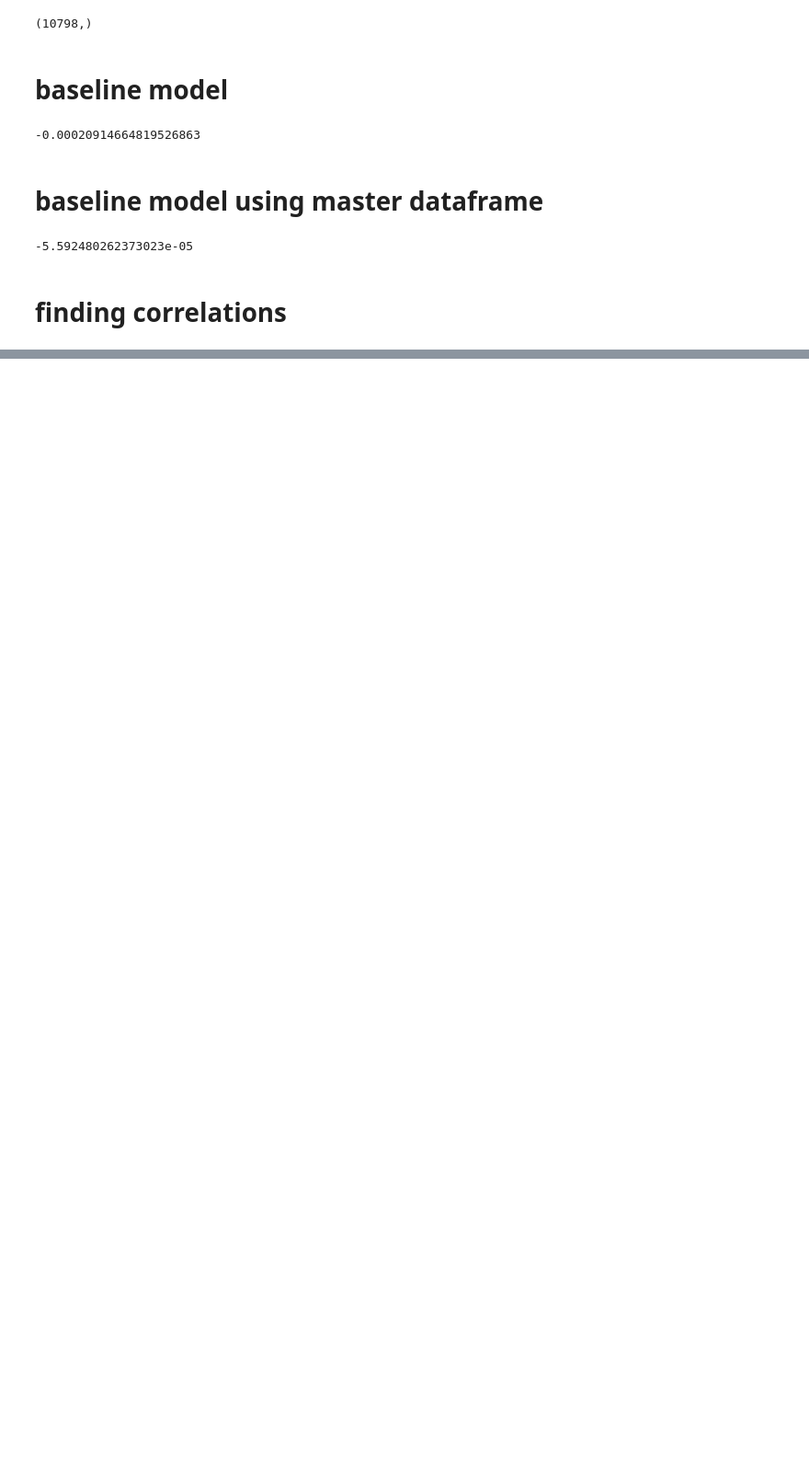
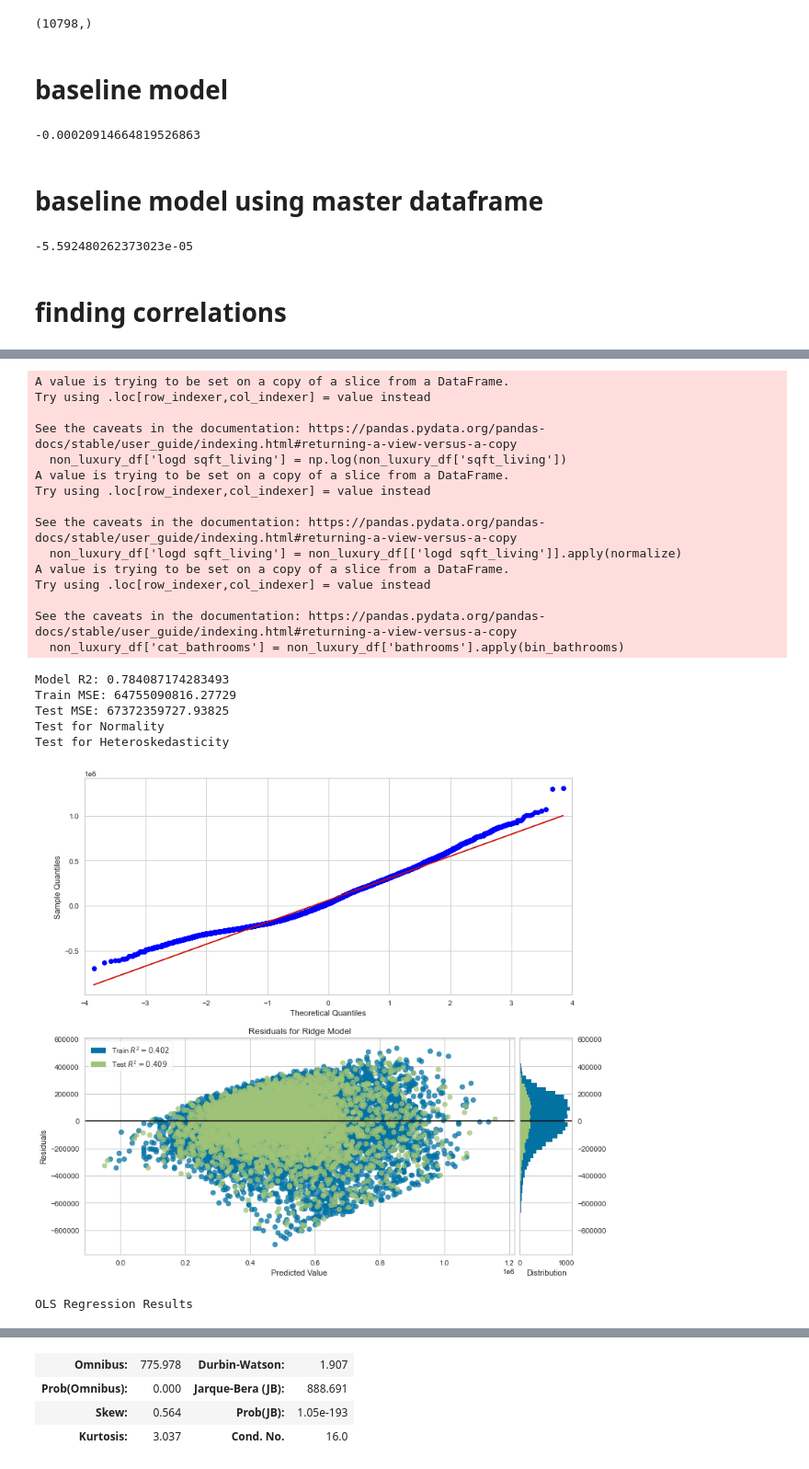
Before and after one commit to Sombrero7/project2, a Jupyter notebook: data_preprocessing-noble.ipynb, the cells around one changed output, grey strips where cells are left out. Shown at 92% size. Cells and saved outputs as stored; diff of their text form; code cells hidden in the pictures; blank space fills up the shorter version.

Commit message:
added a few models including nonluxury and bathrooms

```diff
--- a/data_preprocessing-noble.ipynb
+++ b/data_preprocessing-noble.ipynb
@@ -548,0 +621,5 @@ Notes:
+# %%
+quantile97 = master_df['price'].quantile(.97)
+# %%
+non_luxury_df = master_df[master_df['price'] < quantile97]
+non_luxury_df.describe()
@@ -548,0 +636,42 @@ Notes:
+# %%
+from sklearn.model_selection import train_test_split
+
+#noramlize log sqft living
+non_luxury_df['logd sqft_living'] = np.log(non_luxury_df['sqft_living'])
+non_luxury_df['logd sqft_living'] = non_luxury_df[['logd sqft_living']].apply(normalize)
+
+#encode bathrooms
+non_luxury_df['cat_bathrooms'] = non_luxury_df['bathrooms'].apply(bin_bathrooms)
+
+bathroom_df = pd.get_dummies(non_luxury_df['cat_bathrooms'], drop_first=True, prefix='bath < ')
+X_df = pd.concat([bathroom_df, non_luxury_df[['logd sqft_living']]], axis=1)
+X_df
+
+y_df = non_luxury_df['price']
+y_df
+
+model = model_maker(X_df, y_df)
+model.summary()
+# %% [output]
+A value is trying to be set on a copy of a slice from a DataFrame.
+Try using .loc[row_indexer,col_indexer] = value instead
+
+See the caveats in the documentation: https://pandas.pydata.org/pandas-docs/stable/user_guide/indexing.html#returning-a-view-versus-a-copy
+  non_luxury_df['logd sqft_living'] = np.log(non_luxury_df['sqft_living'])
+A value is trying to be set on a copy of a slice from a DataFrame.
+Try using .loc[row_indexer,col_indexer] = value instead
+
+See the caveats in the documentation: https://pandas.pydata.org/pandas-docs/stable/user_guide/indexing.html#returning-a-view-versus-a-copy
+  non_luxury_df['logd sqft_living'] = non_luxury_df[['logd sqft_living']].apply(normalize)
+A value is trying to be set on a copy of a slice from a DataFrame.
+Try using .loc[row_indexer,col_indexer] = value instead
+
+See the caveats in the documentation: https://pandas.pydata.org/pandas-docs/stable/user_guide/indexing.html#returning-a-view-versus-a-copy
+  non_luxury_df['cat_bathrooms'] = non_luxury_df['bathrooms'].apply(bin_bathrooms)
+Model R2: 0.784087174283493
+Train MSE: 64755090816.27729
+Test MSE: 67372359727.93825
+Test for Normality
+Test for Heteroskedasticity
+[figure, added]
+OLS Regression Results
@@ -548,0 +696,4 @@ Notes:
+| Omnibus: | 775.978 | Durbin-Watson: | 1.907 |
+| Prob(Omnibus): | 0.000 | Jarque-Bera (JB): | 888.691 |
+| Skew: | 0.564 | Prob(JB): | 1.05e-193 |
+| Kurtosis: | 3.037 | Cond. No. | 16.0 |
```
Also changed, not shown: parts of 16 cells of this notebook.
